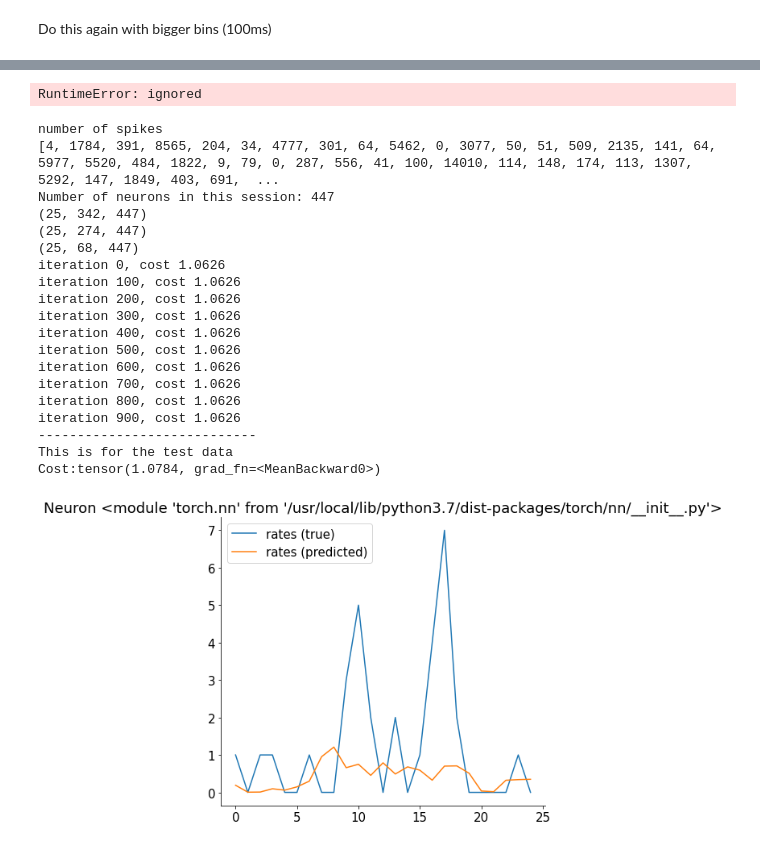
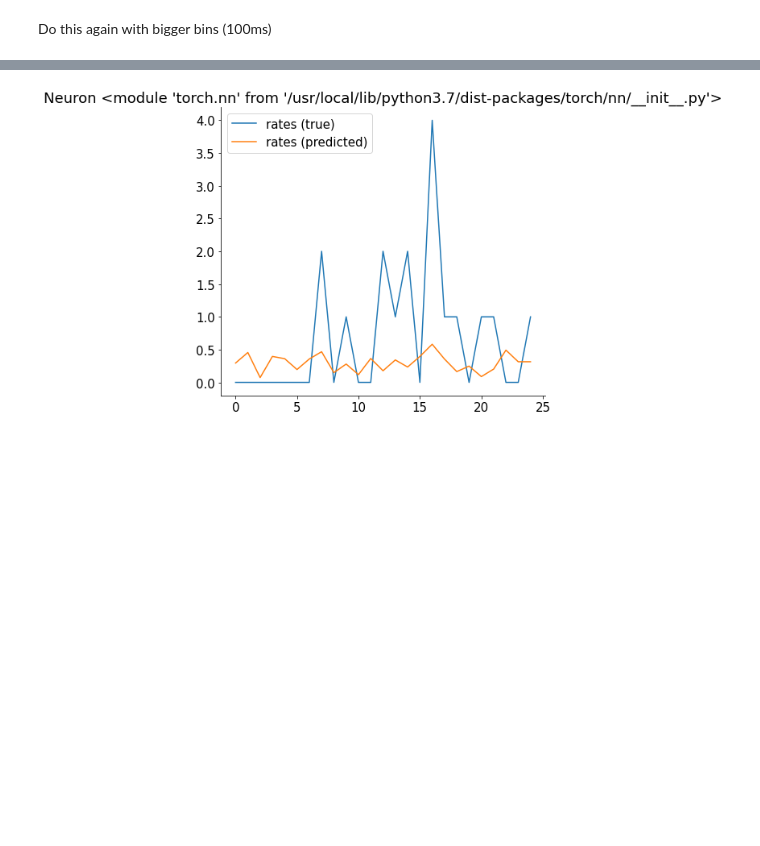
Before and after one commit to klaragerlei/GoatsOfAllTime, a Jupyter notebook: klara_RNN.ipynb, the cells around one changed output, grey strips where cells are left out. Drawn from its saved outputs; the diff is of its cells as text; code cells hidden in the pictures; blank space fills up the shorter version.

```diff
--- a/klara_RNN.ipynb
+++ b/klara_RNN.ipynb
@@ -669,2 +624,0 @@ Run net2 on test data
-# %%
-rpred, cost = run_model_on_test_data(X_test, net2)
@@ -676,13 +628,15 @@ Do this again with bigger bins (100ms)
 def run_model_on_data_with_bigger_bins(data_to_analyze):
   behaviour_data, session_to_analyze_reshaped = reshape_face_data(data_to_analyze, trial_id=None, spikes_column_name='spikes_bigger_bins_not_flat')
   X_train, X_test = split_data_to_training_and_test(data_to_analyze, session_id=0, spikes_column_name='spikes_bigger_bins_not_flat')
+  X_train_indices, X_test_indices = split_data_to_training_and_test(data_to_analyze, session_id=0, spikes_column_name='spikes_bigger_bins_not_flat', return_indices=True)
   x0, x1 = convert_for_network(X_train)
   net, optimizer, ncomp = initialize_network()
-  rpred, latent_variables = train_network(net, x0, x1)
+  face_data_test_big_bins = get_movement_energy_for_indices(data_to_analyze, X_test_indices, session_id=0, column_name='face_bigger_bins')
+  face_data_train_big_bins = get_movement_energy_for_indices(data_to_analyze, X_train_indices, session_id=0, column_name='face_bigger_bins')
+  rpred, latent_variables, y_pred_glm = train_network(net, x0, x1, X_test, face_data_train_big_bins, face_data_test_big_bins)
   rpred, cost = run_model_on_test_data(X_test, net)
-  return rpred, x0
-rpred_rebinned, x0_rebinned = run_model_on_data_with_bigger_bins(data_to_analyze)
-plot_prediction_vs_data(rpred_rebinned, x0_rebinned, neuron_id=29, trial_id=1)
+  return rpred, x0, y_pred_glm
+rpred_rebinned, x0_rebinned, y_pred_glm_rebinned = run_model_on_data_with_bigger_bins(data_to_analyze)
 # %% [output]
 number of spikes
 [4, 1784, 391, 8565, 204, 34, 4777, 301, 64, 5462, 0, 3077, 50, 51, 509, 2135, 141, 64, 5977, 5520, 484, 1822, 9, 79, 0, 287, 556, 41, 100, 14010, 114, 148, 174, 113, 1307, 5292, 147, 1849, 403, 691,  ...
@@ -718,64 +658,5 @@ x0, x1 = split_across_neurons(X_train)
-# %%
-def run_model_on_test_data_split(X_test, net):
-  x0_test, x1_test = split_across_neurons(X_test)  #
-
-  # the network outputs the single-neuron prediction and the latents
-  z, y = net(x1_test)
-
-  # our log-likelihood cost
-  cost = Poisson_loss(z, x0_test).mean()
-  print('----------------------------')
-  print('This is for the test data')
-  print('Cost:' + str(cost))
-  rpred = z.detach().cpu().numpy()  # predicted output
-  return rpred, cost
-
-rpred, cost = run_model_on_test_data_split(X_test, net)
-# %% [output]
-RuntimeError: ignored
-# %%
-def run_model_on_data_split(data_to_analyze):
-  behaviour_data, session_to_analyze_reshaped = reshape_face_data(data_to_analyze, trial_id=None, spikes_column_name='spikes')
-  X_train, X_test = split_data_to_training_and_test(data_to_analyze, session_id=0, spikes_column_name='spikes')
-  x0, x1 = split_across_neurons(X_train)
-  net, optimizer, ncomp = initialize_network()
-  rpred, latent_variables = train_network(net, x0, x1)
-  rpred, cost = run_model_on_test_data(X_test, net)
-  return rpred, x0
-rpred_rebinned, x0_rebinned = run_model_on_data_with_bigger_bins(data_to_analyze)
-plot_prediction_vs_data(rpred_rebinned, x0_rebinned, neuron_id=29, trial_id=1)
-# %%
-def run_model_on_data_with_bigger_bins_split(data_to_analyze):
-  behaviour_data, session_to_analyze_reshaped = reshape_face_data(data_to_analyze, trial_id=None, spikes_column_name='spikes_bigger_bins_not_flat')
-  X_train, X_test = split_data_to_training_and_test(data_to_analyze, session_id=0, spikes_column_name='spikes_bigger_bins_not_flat')
-  x0, x1 = split_across_neurons(X_train)
-  net, optimizer, ncomp = initialize_network()
-  rpred, latent_variables = train_network(net, x0, x1)
-  rpred, cost = run_model_on_test_data(X_test, net)
-  return rpred, x0
-rpred_rebinned, x0_rebinned = run_model_on_data_with_bigger_bins(data_to_analyze)
-plot_prediction_vs_data(rpred_rebinned, x0_rebinned, neuron_id=29, trial_id=1)
-# %% [output]
-number of spikes
-[4, 1784, 391, 8565, 204, 34, 4777, 301, 64, 5462, 0, 3077, 50, 51, 509, 2135, 141, 64, 5977, 5520, 484, 1822, 9, 79, 0, 287, 556, 41, 100, 14010, 114, 148, 174, 113, 1307, 5292, 147, 1849, 403, 691,  ...
-Number of neurons in this session: 447
-(25, 342, 447)
-(25, 274, 447)
-(25, 68, 447)
-iteration 0, cost 1.0626
-iteration 100, cost 1.0626
-iteration 200, cost 1.0626
-iteration 300, cost 1.0626
-iteration 400, cost 1.0626
-iteration 500, cost 1.0626
-iteration 600, cost 1.0626
-iteration 700, cost 1.0626
-iteration 800, cost 1.0626
-iteration 900, cost 1.0626
-----------------------------
-This is for the test data
-Cost:tensor(1.0784, grad_fn=<MeanBackward0>)
-[figure, removed]
 # %%
-rpred_split, x0_split = run_model_on_data_split(data_to_analyze)
-plot_prediction_vs_data(rpred_split, x0_split, neuron_id=29, trial_id=1)
+# make plots
+plot_prediction_vs_data(rpred_rebinned, x0_rebinned, neuron_id=29, trial_id=1)
+# %% [output]
+[figure, added]
```
Also changed, not shown: parts of 28 cells of this notebook.
